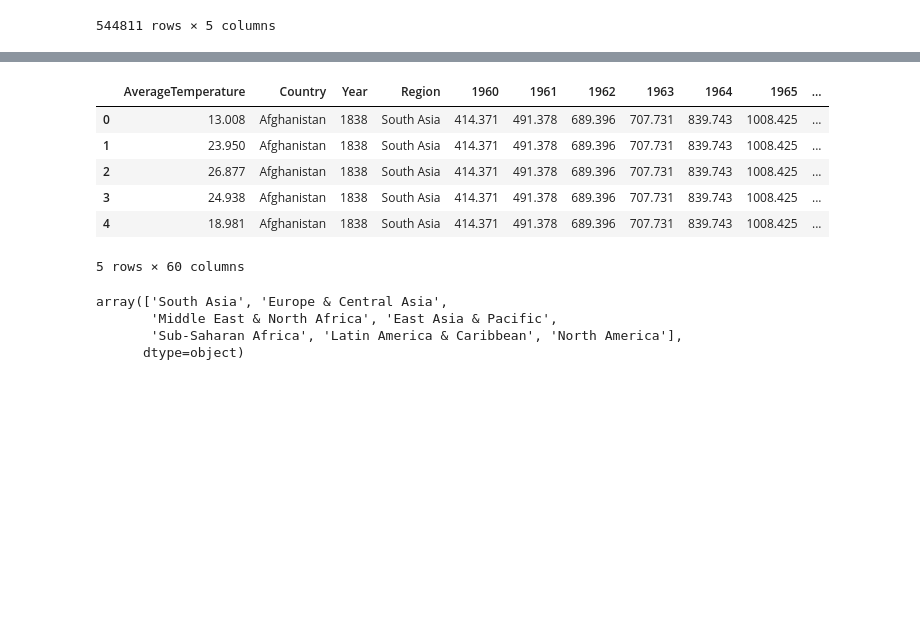
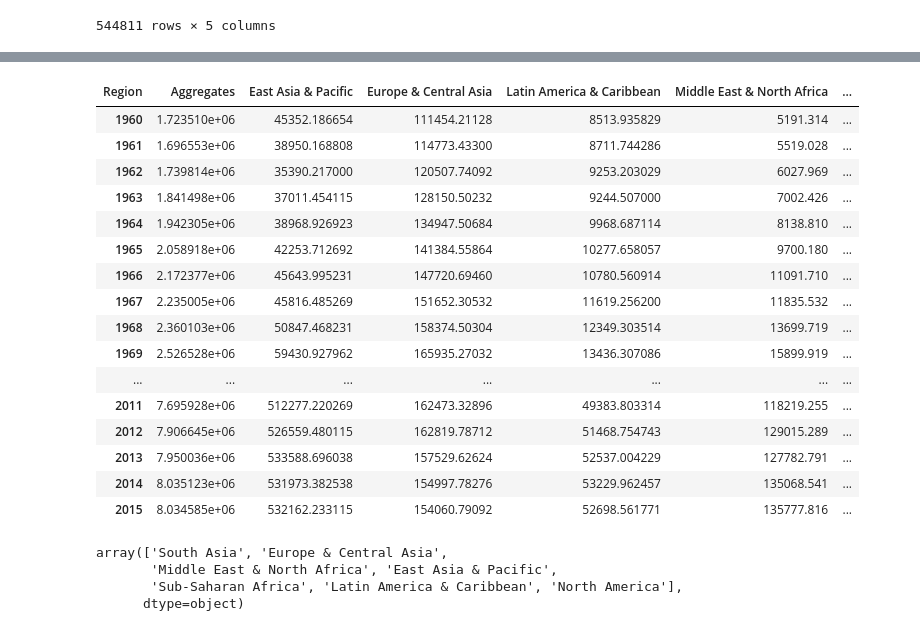
Before and after one commit to Heesu-H/project_1, a Jupyter notebook: ClimateChangePy.ipynb, the cells around one changed output, grey strips where cells are left out. Cells and saved outputs as stored; diff of their text form; code cells hidden in the pictures; blank space fills up the shorter version.

```diff
--- a/ClimateChangePy.ipynb
+++ b/ClimateChangePy.ipynb
@@ -202,12 +248,28 @@ co2_df
-# %%
-# merge dfs on country
-co2_temp = df_final.merge(co2_df,how="inner",on="Country", suffixes=('_temp', '_co2'))
-co2_temp.head()
-# %% [output]
-|  | AverageTemperature | Country | Year | Region | 1960 | 1961 | 1962 | 1963 | 1964 | 1965 | ... |
-| 0 | 13.008 | Afghanistan | 1838 | South Asia | 414.371 | 491.378 | 689.396 | 707.731 | 839.743 | 1008.425 | ... |
-| 1 | 23.950 | Afghanistan | 1838 | South Asia | 414.371 | 491.378 | 689.396 | 707.731 | 839.743 | 1008.425 | ... |
-| 2 | 26.877 | Afghanistan | 1838 | South Asia | 414.371 | 491.378 | 689.396 | 707.731 | 839.743 | 1008.425 | ... |
-| 3 | 24.938 | Afghanistan | 1838 | South Asia | 414.371 | 491.378 | 689.396 | 707.731 | 839.743 | 1008.425 | ... |
-| 4 | 18.981 | Afghanistan | 1838 | South Asia | 414.371 | 491.378 | 689.396 | 707.731 | 839.743 | 1008.425 | ... |
-5 rows × 60 columns
+# %%
+# Group by year for each region and show average co2 per year
+co2_fin = co2_df.groupby(["Region"]).mean()
+co2_fin.transpose()
+#co2_eca.groupby(["Year"])["AverageTemperature"].mean()
+#co2_mena.groupby(["Year"])["AverageTemperature"].mean()
+#co2_eap.groupby(["Year"])["AverageTemperature"].mean()
+#co2_ssa.groupby(["Year"])["AverageTemperature"].mean()
+#co2_lac.groupby(["Year"])["AverageTemperature"].mean()
+#co2_na.groupby(["Year"])["AverageTemperature"].mean()
+# %% [output]
+| Region | Aggregates | East Asia & Pacific | Europe & Central Asia | Latin America & Caribbean | Middle East & North Africa | ... |
+| 1960 | 1.723510e+06 | 45352.186654 | 111454.21128 | 8513.935829 | 5191.314 | ... |
+| 1961 | 1.696553e+06 | 38950.168808 | 114773.43300 | 8711.744286 | 5519.028 | ... |
+| 1962 | 1.739814e+06 | 35390.217000 | 120507.74092 | 9253.203029 | 6027.969 | ... |
+| 1963 | 1.841498e+06 | 37011.454115 | 128150.50232 | 9244.507000 | 7002.426 | ... |
+| 1964 | 1.942305e+06 | 38968.926923 | 134947.50684 | 9968.687114 | 8138.810 | ... |
+| 1965 | 2.058918e+06 | 42253.712692 | 141384.55864 | 10277.658057 | 9700.180 | ... |
+| 1966 | 2.172377e+06 | 45643.995231 | 147720.69460 | 10780.560914 | 11091.710 | ... |
+| 1967 | 2.235005e+06 | 45816.485269 | 151652.30532 | 11619.256200 | 11835.532 | ... |
+| 1968 | 2.360103e+06 | 50847.468231 | 158374.50304 | 12349.303514 | 13699.719 | ... |
+| 1969 | 2.526528e+06 | 59430.927962 | 165935.27032 | 13436.307086 | 15899.919 | ... |
+| ... | ... | ... | ... | ... | ... | ... |
+| 2011 | 7.695928e+06 | 512277.220269 | 162473.32896 | 49383.803314 | 118219.255 | ... |
+| 2012 | 7.906645e+06 | 526559.480115 | 162819.78712 | 51468.754743 | 129015.289 | ... |
+| 2013 | 7.950036e+06 | 533588.696038 | 157529.62624 | 52537.004229 | 127782.791 | ... |
+| 2014 | 8.035123e+06 | 531973.382538 | 154997.78276 | 53229.962457 | 135068.541 | ... |
+| 2015 | 8.034585e+06 | 532162.233115 | 154060.79092 | 52698.561771 | 135777.816 | ... |
```
Also changed, not shown: parts of 33 cells of this notebook.
